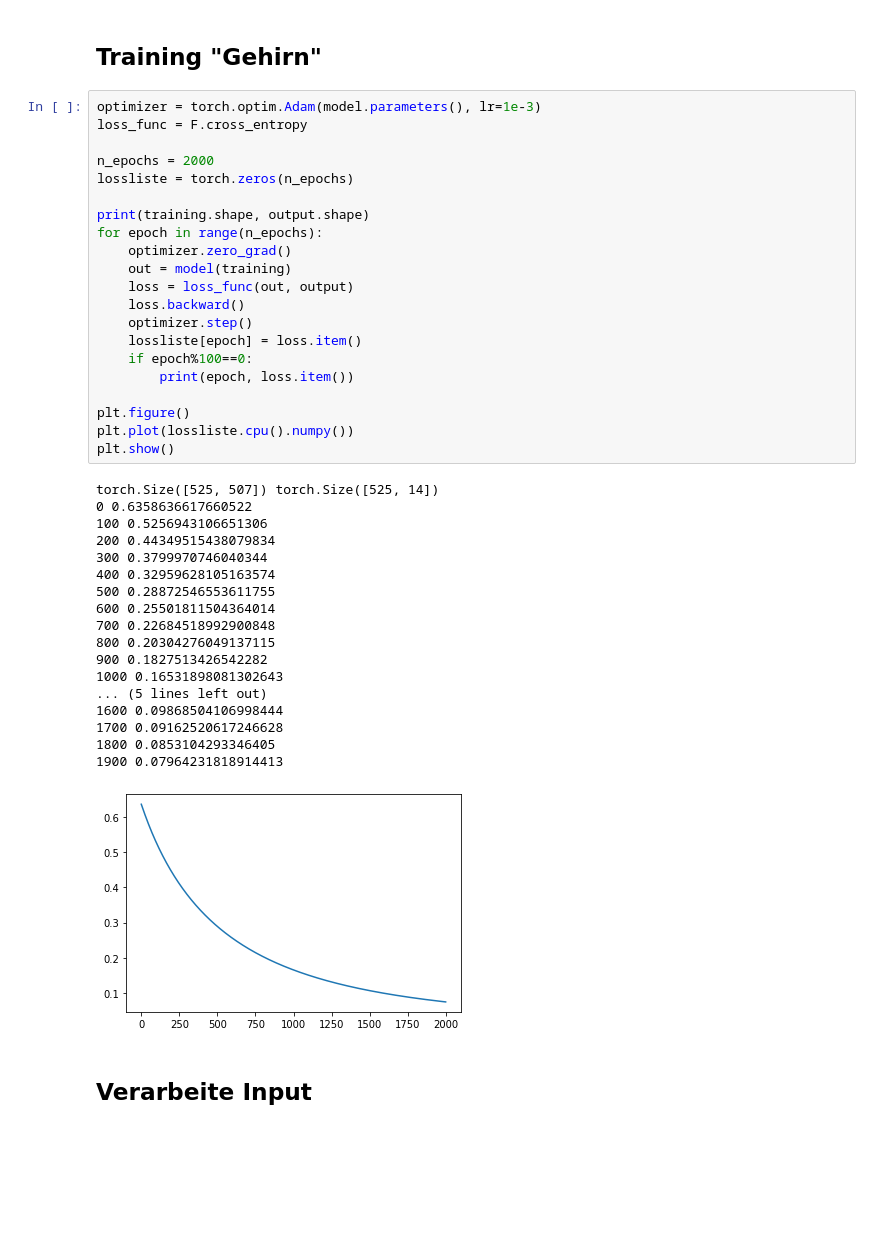
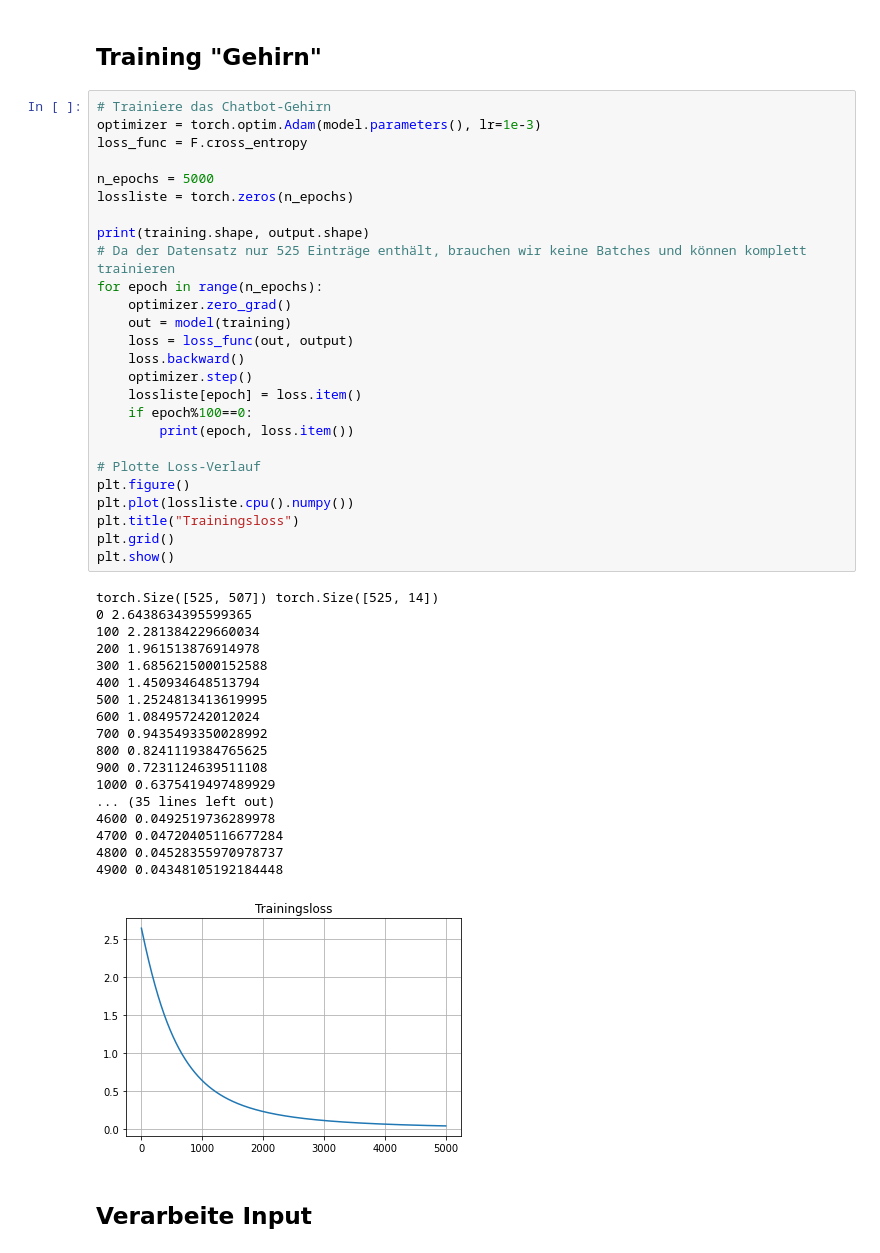
Before and after one commit to ollihansen90/ChaBoDoc_Chatbot, a Jupyter notebook: ChatBot.ipynb, the cells around one changed output. Drawn from its saved outputs; the diff is of its cells as text; blank space fills up the shorter version.

```diff
--- a/ChatBot.ipynb
+++ b/ChatBot.ipynb
@@ -126,45 +142,50 @@ print(dim_in, dim_out)
 # %% [markdown]
 ## Training "Gehirn"
 # %%
+# Trainiere das Chatbot-Gehirn
 optimizer = torch.optim.Adam(model.parameters(), lr=1e-3)
 loss_func = F.cross_entropy
 
-n_epochs = 2000
+n_epochs = 5000
 lossliste = torch.zeros(n_epochs)
 
 print(training.shape, output.shape)
+# Da der Datensatz nur 525 Einträge enthält, brauchen wir keine Batches und können komplett trainieren
 for epoch in range(n_epochs):
     optimizer.zero_grad()
     out = model(training)
     loss = loss_func(out, output)
     loss.backward()
     optimizer.step()
     lossliste[epoch] = loss.item()
     if epoch%100==0:
         print(epoch, loss.item())
 
+# Plotte Loss-Verlauf
 plt.figure()
 plt.plot(lossliste.cpu().numpy())
+plt.title("Trainingsloss")
+plt.grid()
 plt.show()
 # %% [output]
 torch.Size([525, 507]) torch.Size([525, 14])
-0 0.6358636617660522
-100 0.5256943106651306
-200 0.44349515438079834
-300 0.3799970746040344
-400 0.32959628105163574
-500 0.28872546553611755
-600 0.25501811504364014
-700 0.22684518992900848
-800 0.20304276049137115
-900 0.1827513426542282
-1000 0.16531898081302643
-... (5 lines left out)
-1600 0.09868504106998444
-1700 0.09162520617246628
-1800 0.0853104293346405
-1900 0.07964231818914413
+0 2.6438634395599365
+100 2.281384229660034
+200 1.961513876914978
+300 1.6856215000152588
+400 1.450934648513794
+500 1.2524813413619995
+600 1.084957242012024
+700 0.9435493350028992
+800 0.8241119384765625
+900 0.7231124639511108
+1000 0.6375419497489929
+... (35 lines left out)
+4600 0.0492519736289978
+4700 0.04720405116677284
+4800 0.04528355970978737
+4900 0.04348105192184448
-[figure, old version]
+[figure, new version]
 # %% [markdown]
 ## Verarbeite Input
 # %%
```
Also changed, not shown: parts of 5 cells of this notebook.
